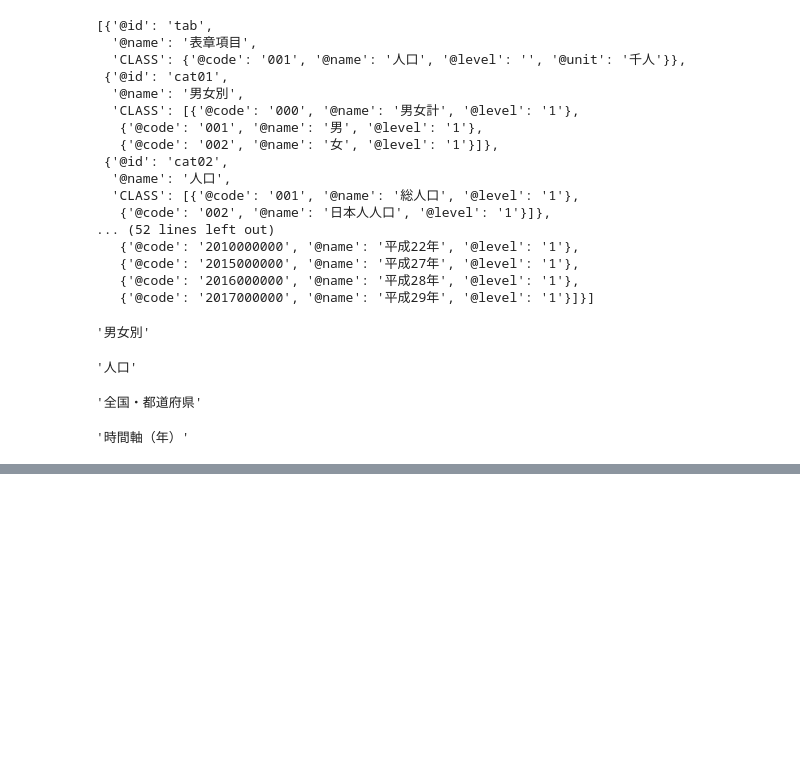
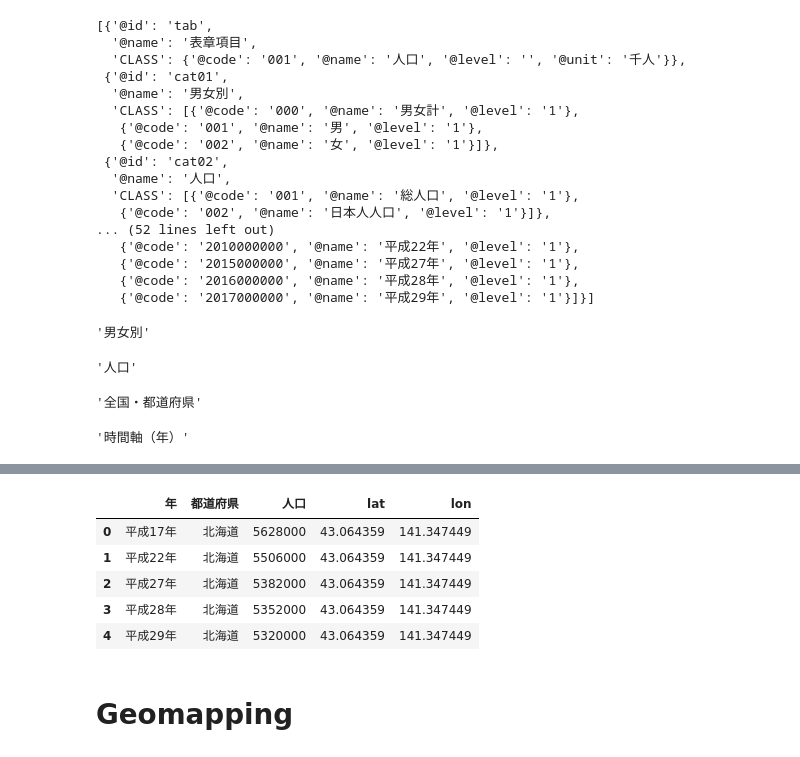
Before and after one commit to riow1983/CDSforNiigata, a Jupyter notebook: opendata/e-stat/main.ipynb, the cells around one changed output, grey strips where cells are left out. Saved outputs shown, nothing was run; the diff lists cells and outputs as text; code cells hidden in the pictures; blank space fills up the shorter version.

```diff
--- a/opendata/e-stat/main.ipynb
+++ b/opendata/e-stat/main.ipynb
@@ -181,0 +199,11 @@ df.head(20)
+# %%
+df.head()
+# %% [output]
+|  | 年 | 都道府県 | 人口 | lat | lon |
+| 0 | 平成17年 | 北海道 | 5628000 | 43.064359 | 141.347449 |
+| 1 | 平成22年 | 北海道 | 5506000 | 43.064359 | 141.347449 |
+| 2 | 平成27年 | 北海道 | 5382000 | 43.064359 | 141.347449 |
+| 3 | 平成28年 | 北海道 | 5352000 | 43.064359 | 141.347449 |
+| 4 | 平成29年 | 北海道 | 5320000 | 43.064359 | 141.347449 |
+# %% [markdown]
+# Geomapping
```
Also changed, not shown: parts of 14 cells of this notebook, 1 other file.
